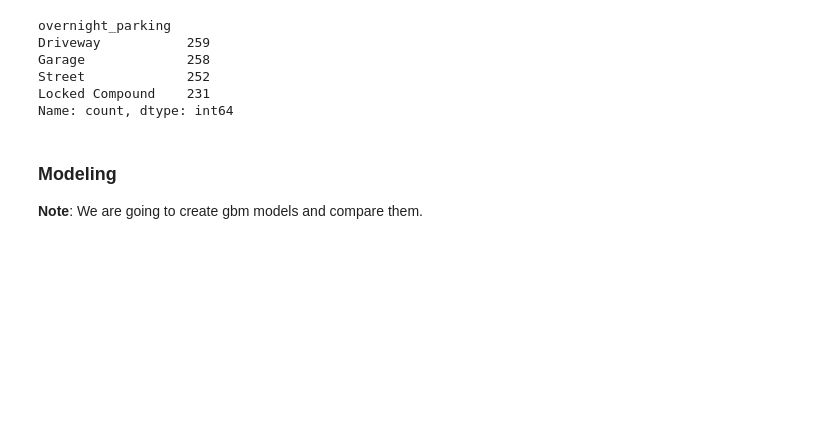
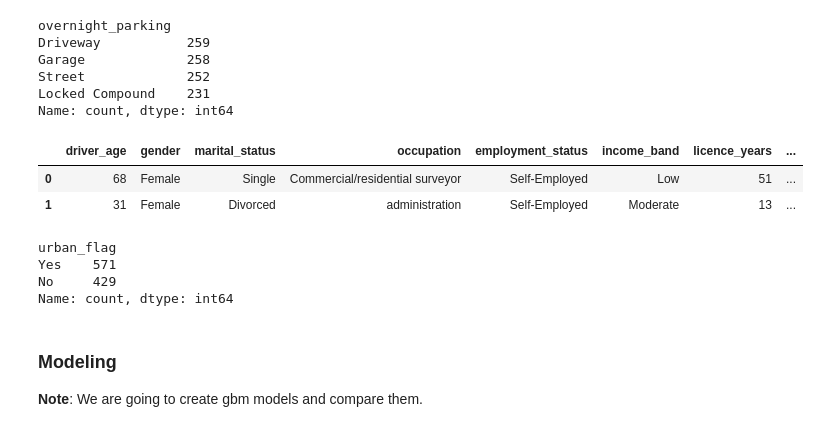
Before and after one commit to Lazygeniusbilal/rating-engine-, a Jupyter notebook: notebooks/modeling.ipynb, the cells around one changed output. Drawn from its saved outputs; the diff is of its cells as text; code cells hidden in the pictures; blank space fills up the shorter version.

Commit message:
updated model by removing unwanted columns and changing dtype

```diff
--- a/notebooks/modeling.ipynb
+++ b/notebooks/modeling.ipynb
@@ -183,6 +183,24 @@ Name: count, dtype: int64
 # at this point inception date is not useful in future we can check policy age by it inception date - crrent date.
 # so drop it
 data.drop(columns= "inception_date", axis=1, inplace= True)
+# %%
+data["urban_flag"]= data["urban_flag"].replace({
+    0: "No",
+    1: "Yes"
+})
+# %%
+data.head(2)
+# %% [output]
+|  | driver_age | gender | marital_status | occupation | employment_status | income_band | licence_years | ... |
+| 0 | 68 | Female | Single | Commercial/residential surveyor | Self-Employed | Low | 51 | ... |
+| 1 | 31 | Female | Divorced | administration | Self-Employed | Moderate | 13 | ... |
+# %%
+data["urban_flag"].value_counts()
+# %% [output]
+urban_flag
+Yes    571
+No     429
+Name: count, dtype: int64
 # %% [markdown]
 ### Modeling
 
```
Also changed, not shown: parts of 11 cells of this notebook, 2 other files.
